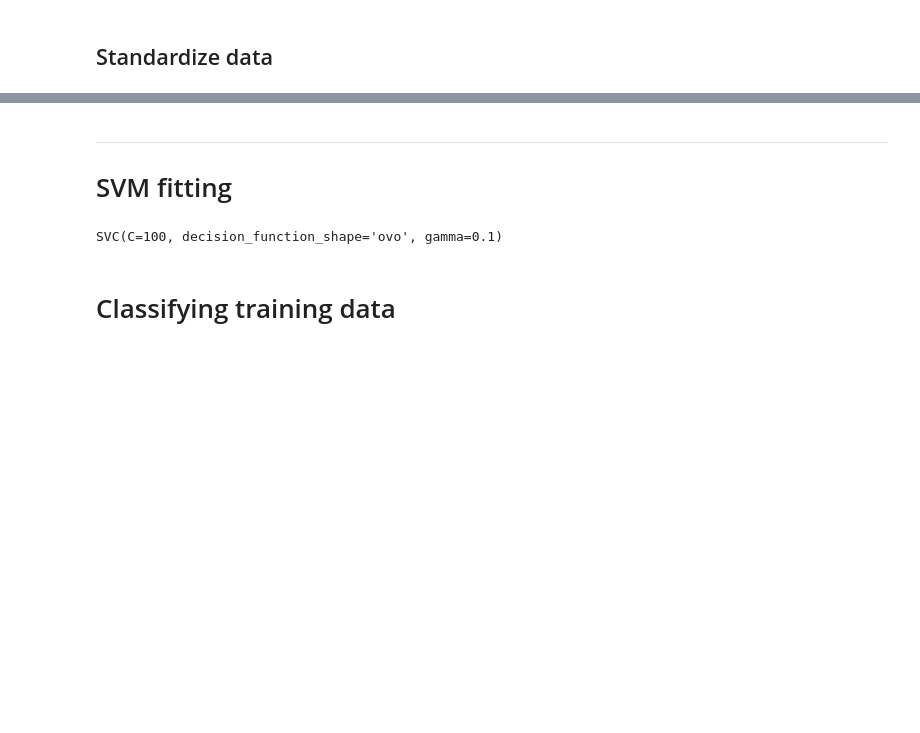
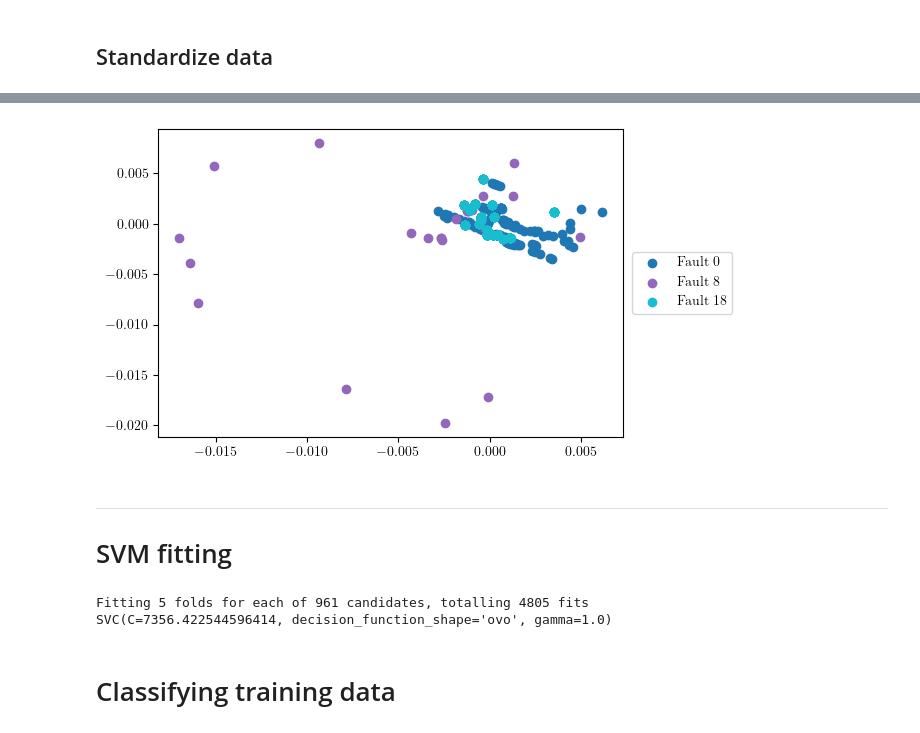
Before and after one commit to peterkrull/p7-ml-refrigeration-fault-detection, a Jupyter notebook: ClassificationScripts/AlternativeTechniques/Full-SVM_0_8_18.ipynb, the cells around one changed output, grey strips where cells are left out. Cells and saved outputs as stored; diff of their text form; code cells hidden in the pictures; blank space fills up the shorter version.

```diff
--- a/ClassificationScripts/AlternativeTechniques/Full-SVM_0_8_18.ipynb
+++ b/ClassificationScripts/AlternativeTechniques/Full-SVM_0_8_18.ipynb
@@ -81,3 +126,12 @@ X_tst = standardizer.transform(X_tst)
+# %%
+from plot_functions import plot_transformation
+plot_transformation(X_trn, plt_show= True)
+
+X_trn = X_trn.drop('target', axis = 1)
+X_vld = X_vld.drop('target', axis = 1)
+X_tst = X_tst.drop('target', axis = 1)
+# %% [output]
+[figure, added]
 # %% [markdown]
 ---
 
@@ -88,11 +142,18 @@ ticks = [[x for x in range(len(y_trn.unique()))],y_trn.unique()]
 # %%
 # Training the SVM, on the 5 dimensional data
 from sklearn import svm
-clf = svm.SVC( C=100, decision_function_shape="ovo", gamma=.1 )
+from sklearn.model_selection import GridSearchCV, PredefinedSplit,GroupKFold
+
+svc = svm.SVC()
+C_params = [10**x for x  in np.linspace(2,4, 31)]
+gamma_params = [10**x for x  in np.linspace(-2,0, 31)]
+clf = GridSearchCV(svc, {'decision_function_shape':['ovo'], 'C' : C_params, 'gamma' : gamma_params}, n_jobs = -1, verbose = 3.5)
 
 clf.fit(X_trn,y_trn)
+print(clf.best_estimator_)
 # %% [output]
-SVC(C=100, decision_function_shape='ovo', gamma=0.1)
+Fitting 5 folds for each of 961 candidates, totalling 4805 fits
+SVC(C=7356.422544596414, decision_function_shape='ovo', gamma=1.0)
 # %% [markdown]
 # Classifying training data
 # %%
```
Also changed, not shown: parts of 8 cells of this notebook, 24 other files.
